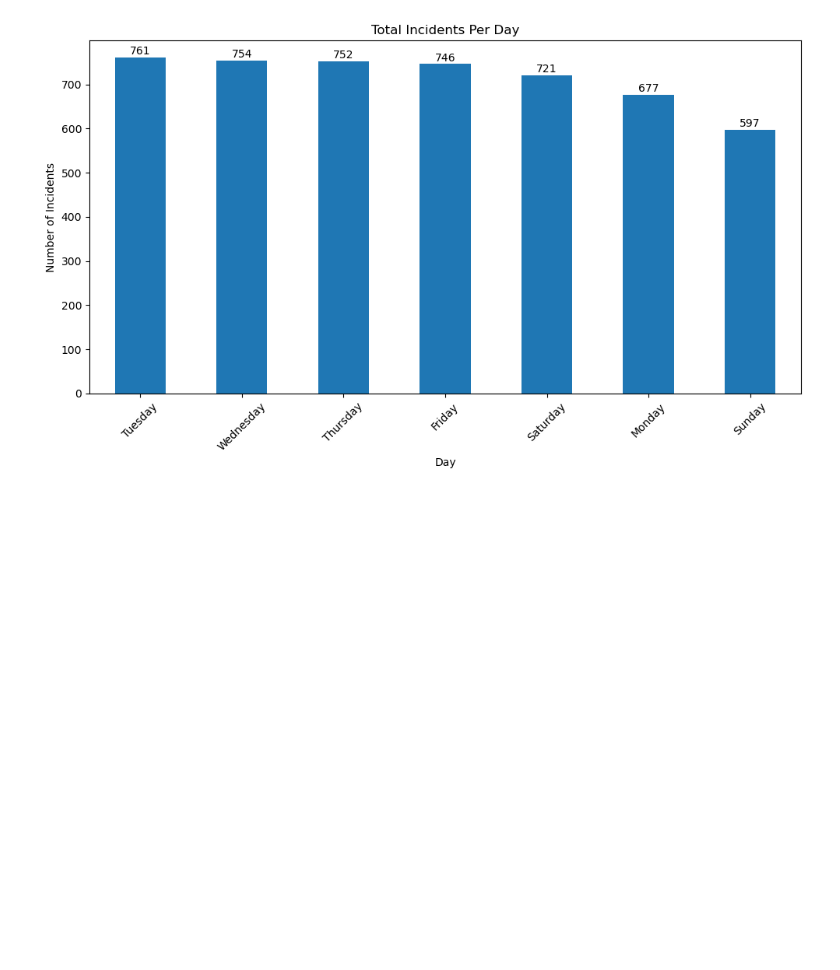
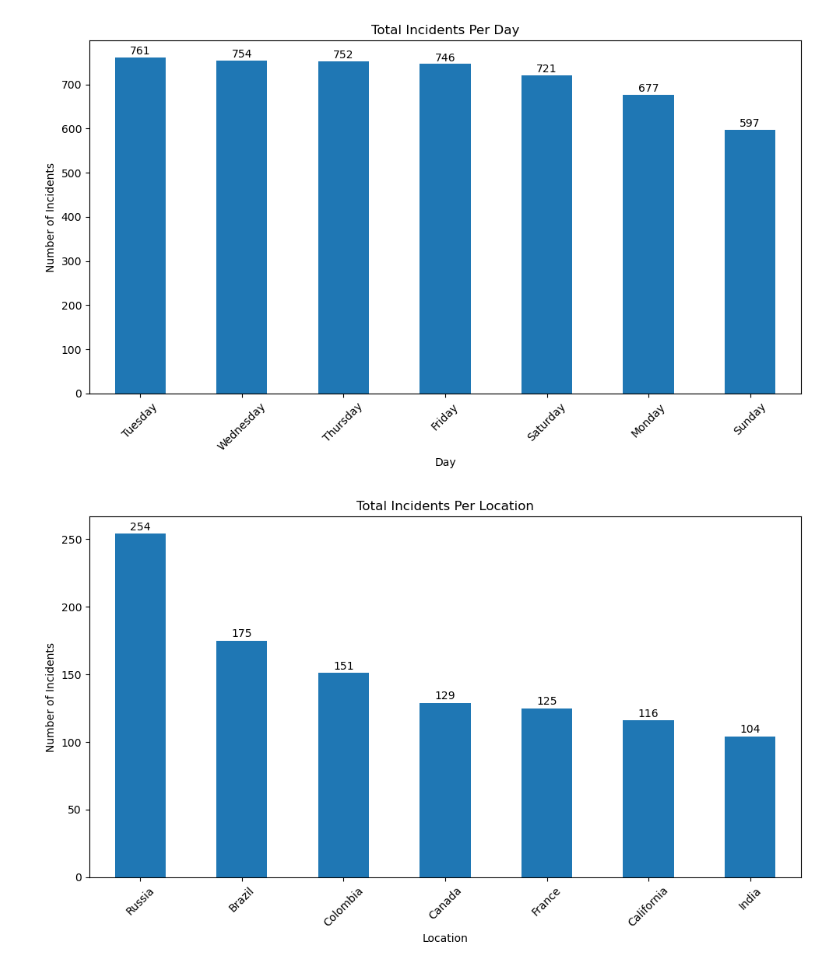
Before and after one commit to FlazeFy2/DS-Airplane_Crashes_Dataset_Since_1908, a Jupyter notebook: exploratory data analysis-pie.ipynb, the cells around one changed output. Cells and saved outputs as stored; diff of their text form; code cells hidden in the pictures; blank space fills up the shorter version.

Commit message:
[DS] Exploratory Data Analysis (EDA) - Total Incidents Per Location

```diff
--- a/exploratory data analysis-pie.ipynb
+++ b/exploratory data analysis-pie.ipynb
@@ -85,3 +85,31 @@ plt.tight_layout()
 plt.show()
 # %% [output]
 [figure]
+# %%
+import pandas as pd
+import statistics
+import numpy as np
+import matplotlib.pyplot as plt
+
+# Declaration
+# Exploratory Data Analysis (EDA) - Total Incidents Per Location
+df = pd.read_csv("Airplane_crashes_dataset_since_1908.csv", encoding="ISO-8859-1")
+
+# Dataset - Get last word if separate by comma
+df['location'] = df['location'].apply(lambda x: x.split(',')[-1].strip() if isinstance(x, str) else x)
+top_context = df['location'].value_counts().head(7)
+
+# Bar Chart
+plt.figure(figsize=(10, 6))
+ax = top_context.plot(kind='bar')
+# Add label
+for i, value in enumerate(top_context):
+    plt.text(i, value + 1, str(value), ha='center', va='bottom')
+plt.title("Total Incidents Per Location")
+plt.xlabel("Location")
+plt.ylabel("Number of Incidents")
+plt.xticks(rotation=45)
+plt.tight_layout()
+plt.show()
+# %% [output]
+[figure, added]
```
